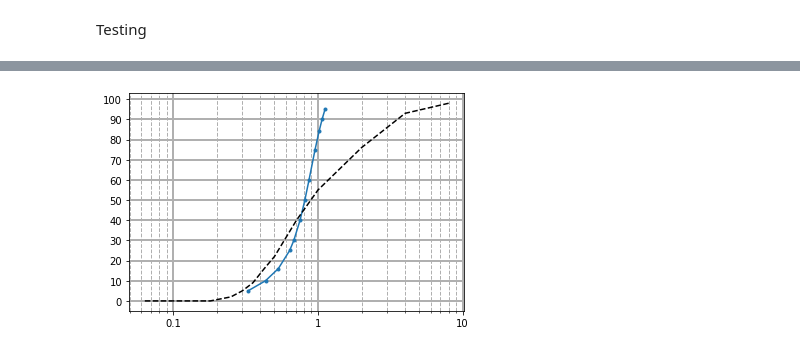
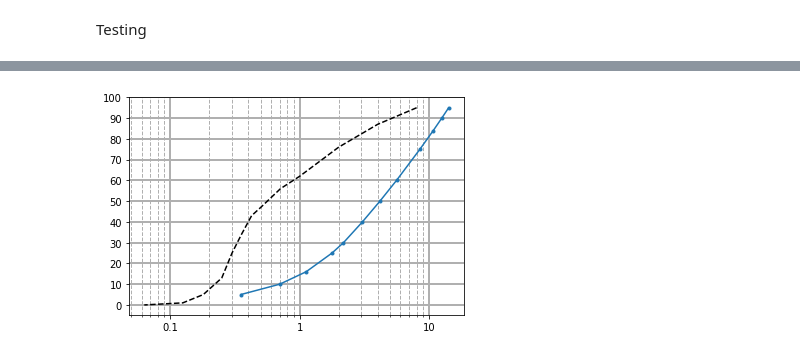
Before and after one commit to CasperFBakker/pyDGS-GUI, a Jupyter notebook: pyDGS Jupyter/dgs_test.ipynb, the cells around one changed output, grey strips where cells are left out. Saved outputs shown, nothing was run; the diff lists cells and outputs as text; code cells hidden in the pictures.

```diff
--- a/pyDGS Jupyter/dgs_test.ipynb
+++ b/pyDGS Jupyter/dgs_test.ipynb
@@ -180,7 +164,7 @@ r_v_1 = (p*scales_1**x) / np.sum(p*scales_1**x) #volume-by-weight proportion
 # %%
 P = []; M = []
 for k in np.linspace(1,nx-1,100):
-    [cfs, frequencies] = pywt.cwt(original[int(k),:], np.arange(np.maximum(nx,ny)/(width*resolution / 1), np.maximum(nx,ny)/(width*resolution / 2), 1),  'morl', 1) #cmor10-8
+    [cfs, frequencies] = pywt.cwt(original[int(k),:], np.arange(np.maximum(nx,ny)/(width*resolution / 1), np.maximum(nx,ny)/(width*resolution / 2), 1),  'morl', .5) #cmor10-8
     period = 1. / frequencies
     power =(abs(cfs)) ** 2
     power = np.mean(np.abs(power), axis=1)/(period**2)
@@ -263,0 +371,28 @@ r_v_4 = (p*scales_4**x) / np.sum(p*scales_4**x) #volume-by-weight proportion
+# %%
+P = []; M = []
+for k in np.linspace(1,nx-1,100):
+    [cfs, frequencies] = pywt.cwt(original[int(k),:], np.arange(np.maximum(nx,ny)/(width*resolution / .1), np.maximum(nx,ny)/(width*resolution / 1), 1),  'cmorl14-0.07142857142857142', 1) #cmor10-8
+    period = 1. / frequencies
+    power =(abs(cfs)) ** 2
+    power = np.mean(np.abs(power), axis=1)/(period**2)
+    P.append(power)
+
+    M.append(period[np.argmax(power)])
+
+p = np.mean(np.vstack(P), axis=0)
+p = np.array(p/np.sum(p))
+
+# get real scales by multiplying by resolution (mm/pixel)
+scales_1 = np.array(period)
+
+srt = np.sqrt(np.sum(p*((scales_1-np.mean(M))**2)))
+
+p = p+stats.norm.pdf(scales_1, np.mean(M), srt/2)
+p = np.hstack([0,p])
+scales_1 = np.hstack([0,scales_1])
+p = p/np.sum(p)
+x = 0
+# area-by-number to volume-by-number
+r_v_1 = (p*scales_1**x) / np.sum(p*scales_1**x) #volume-by-weight proportion
+
+plt.plot(scales_1*resolution, r_v_1); plt.show()
@@ -264,21 +401,22 @@ r_v_4 = (p*scales_4**x) / np.sum(p*scales_4**x) #volume-by-weight proportion
 # %%
-r_v = np.concatenate((r_v_1, r_v_2, r_v_3, r_v_4))
-scales = np.concatenate((scales_1, scales_2, scales_3, scales_4))
 
-pd = np.interp([.05,.1,.16,.25,.3,.4,.5,.6,.75,.84,.9,.95],np.hstack((0,np.cumsum(r_v))), np.hstack((0,scales)) )
-data_C = pd * resolution
+pd1 = np.interp([.05,.1,.16,.25,.3,.4,.5,.6,.75,.84,.9,.95],np.hstack((0,np.cumsum(r_v_1))), np.hstack((0,scales_1)) ) * resolution
+
 sieve_open = [8, 4, 2, 1, 0.71, 0.5, 0.425, 0.355, 0.3, 0.25, 0.18, 0.125, 0.063]
 sieve_C = [98, 93, 76, 55, 40, 22, 16, 9, 5, 2, 0, 0, 0]
+sieve_A = [100, 100, 100, 99, 97, 90, 85, 76, 64, 44, 18, 2, 0]
+sieve_B = [95, 87, 76, 62, 56, 47, 43, 34, 25, 13, 5, 1, 0]
 percentile_C = [5, 10, 16, 25, 30, 40, 50, 60, 75, 84, 90, 95]
-plt.plot(data_C, percentile_C, marker='.')
-plt.plot(sieve_open, sieve_C, ls='--', color='black')
+# plt.plot(data_B, percentile_C, marker='.')
+plt.plot(pd1, percentile_C, marker='.')
+plt.plot(sieve_open, sieve_B, ls='--', color='black')
 
 plt.xscale("log")
 plt.grid(which='major', linewidth=2, linestyle='-')
 plt.grid(which='minor', linewidth=1, linestyle='--')
 plt.yticks(np.arange(0,110, 10), ['0', '10', '20', '30', '40', '50', '60', '70', '80', '90', '100'] )
 plt.xticks([0.1, 1, 10], [0.1,1,10])
 
 plt.show()
 # %% [output]
-[figure, old version]
+[figure, new version]
```
Also changed, not shown: parts of 24 cells of this notebook, 14 other files.
